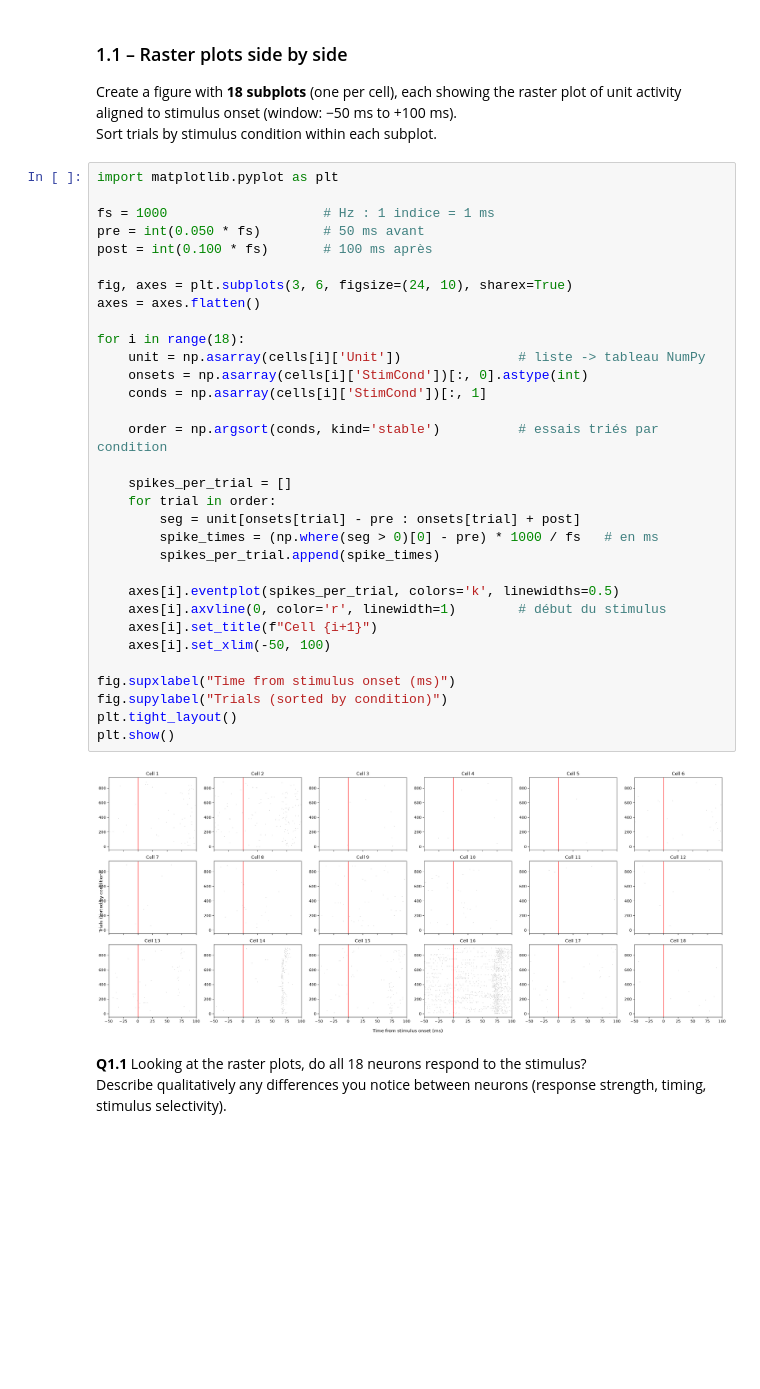
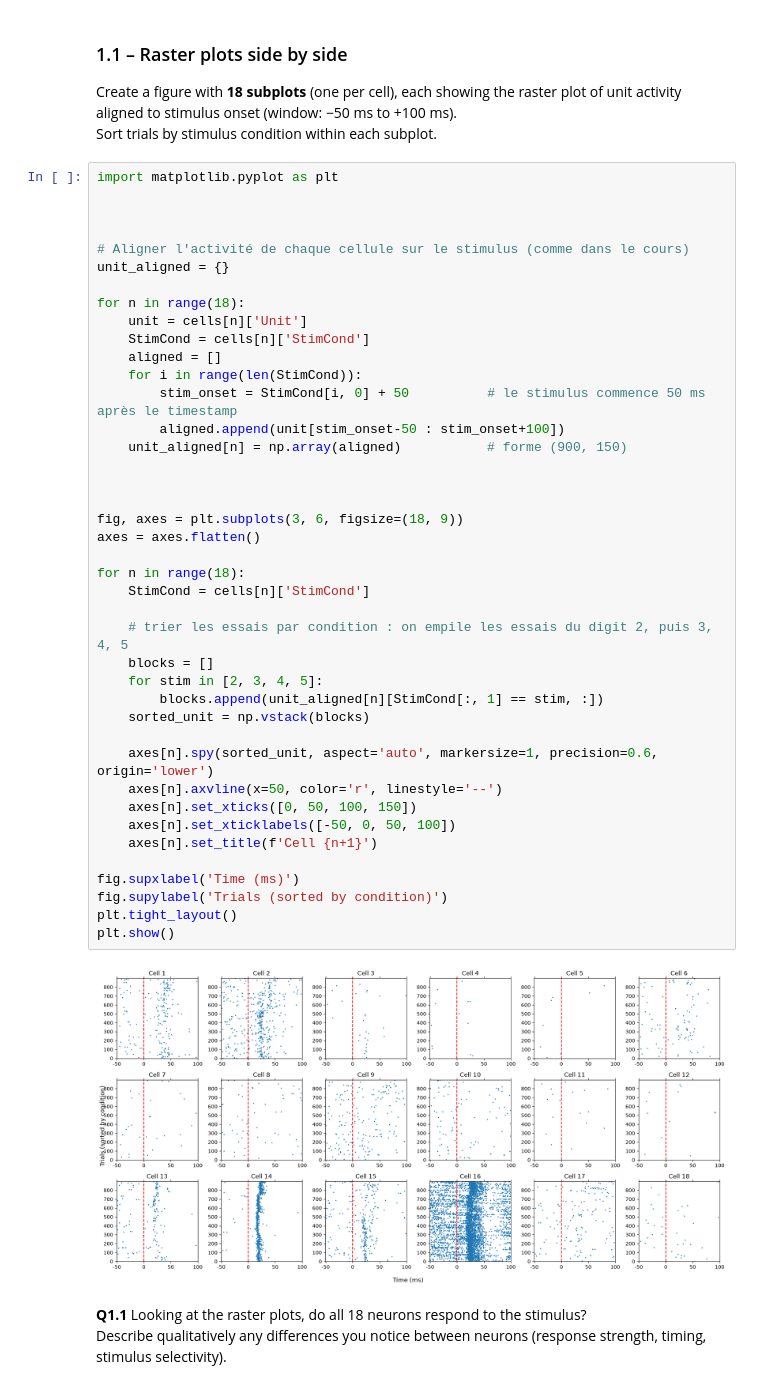
Before and after one commit to Elnettelucas/Groupe_21_HW_DataAnalysis_2026.ipynb, a Jupyter notebook: HW_SU_LFP_111026_student_2026.ipynb, the cells around one changed output. Drawn from its saved outputs; the diff is of its cells as text; blank space fills up the shorter version.

```diff
--- a/HW_SU_LFP_111026_student_2026.ipynb
+++ b/HW_SU_LFP_111026_student_2026.ipynb
@@ -129,37 +114,46 @@ Sort trials by stimulus condition within each subplot.
 # %%
 import matplotlib.pyplot as plt
 
-fs = 1000                    # Hz : 1 indice = 1 ms
-pre = int(0.050 * fs)        # 50 ms avant
-post = int(0.100 * fs)       # 100 ms après
 
-fig, axes = plt.subplots(3, 6, figsize=(24, 10), sharex=True)
+
+# Aligner l'activité de chaque cellule sur le stimulus (comme dans le cours)
+unit_aligned = {}
+
+for n in range(18):
+    unit = cells[n]['Unit']
+    StimCond = cells[n]['StimCond']
+    aligned = []
+    for i in range(len(StimCond)):
+        stim_onset = StimCond[i, 0] + 50          # le stimulus commence 50 ms après le timestamp
+        aligned.append(unit[stim_onset-50 : stim_onset+100])
+    unit_aligned[n] = np.array(aligned)           # forme (900, 150)
+
+
+
+fig, axes = plt.subplots(3, 6, figsize=(18, 9))
 axes = axes.flatten()
 
-for i in range(18):
-    unit = np.asarray(cells[i]['Unit'])               # liste -> tableau NumPy
-    onsets = np.asarray(cells[i]['StimCond'])[:, 0].astype(int)
-    conds = np.asarray(cells[i]['StimCond'])[:, 1]
+for n in range(18):
+    StimCond = cells[n]['StimCond']
 
-    order = np.argsort(conds, kind='stable')          # essais triés par condition
+    # trier les essais par condition : on empile les essais du digit 2, puis 3, 4, 5
+    blocks = []
+    for stim in [2, 3, 4, 5]:
+        blocks.append(unit_aligned[n][StimCond[:, 1] == stim, :])
+    sorted_unit = np.vstack(blocks)
 
-    spikes_per_trial = []
-    for trial in order:
-        seg = unit[onsets[trial] - pre : onsets[trial] + post]
-        spike_times = (np.where(seg > 0)[0] - pre) * 1000 / fs   # en ms
-        spikes_per_trial.append(spike_times)
+    axes[n].spy(sorted_unit, aspect='auto', markersize=1, precision=0.6, origin='lower')
+    axes[n].axvline(x=50, color='r', linestyle='--')
+    axes[n].set_xticks([0, 50, 100, 150])
+    axes[n].set_xticklabels([-50, 0, 50, 100])
+    axes[n].set_title(f'Cell {n+1}')
 
-    axes[i].eventplot(spikes_per_trial, colors='k', linewidths=0.5)
-    axes[i].axvline(0, color='r', linewidth=1)        # début du stimulus
-    axes[i].set_title(f"Cell {i+1}")
-    axes[i].set_xlim(-50, 100)
-
-fig.supxlabel("Time from stimulus onset (ms)")
-fig.supylabel("Trials (sorted by condition)")
+fig.supxlabel('Time (ms)')
+fig.supylabel('Trials (sorted by condition)')
 plt.tight_layout()
 plt.show()
 # %% [output]
-[figure, old version]
+[figure, new version]
 # %% [markdown]
 **Q1.1** Looking at the raster plots, do all 18 neurons respond to the stimulus?
 Describe qualitatively any differences you notice between neurons (response strength, timing, stimulus selectivity).
```
Also changed, not shown: parts of 10 cells of this notebook.
